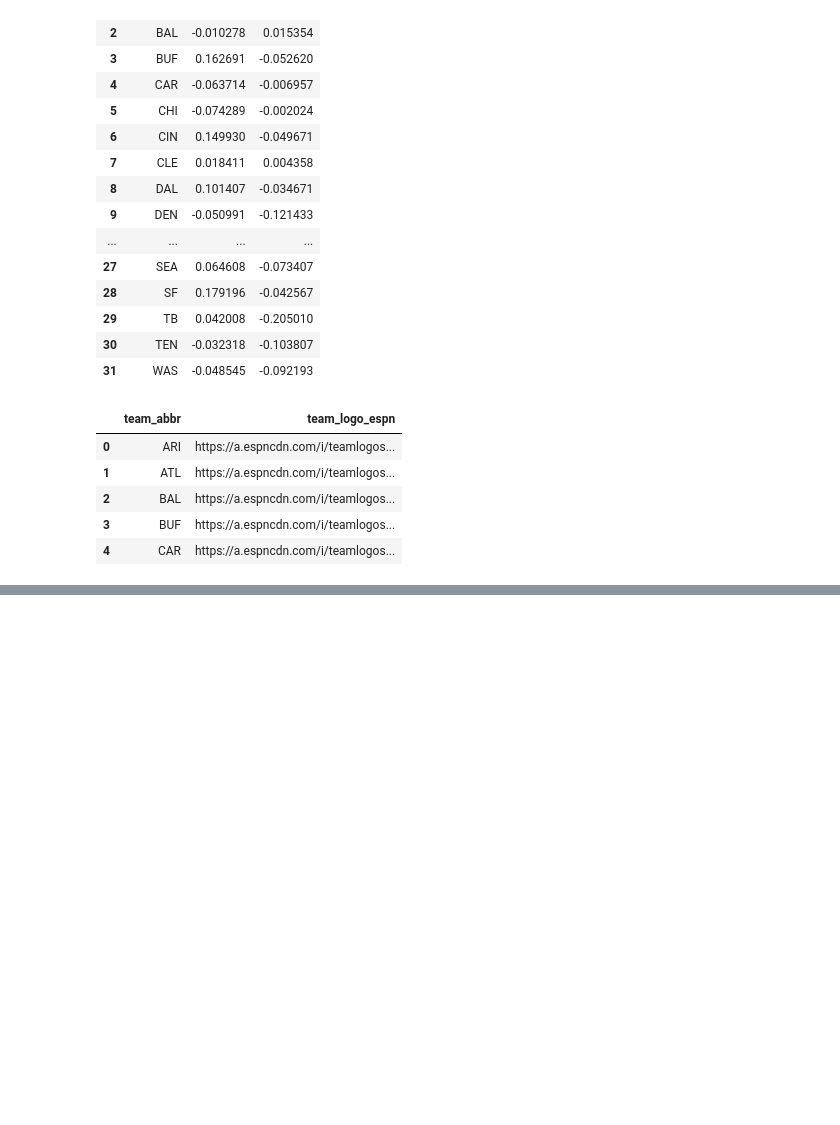
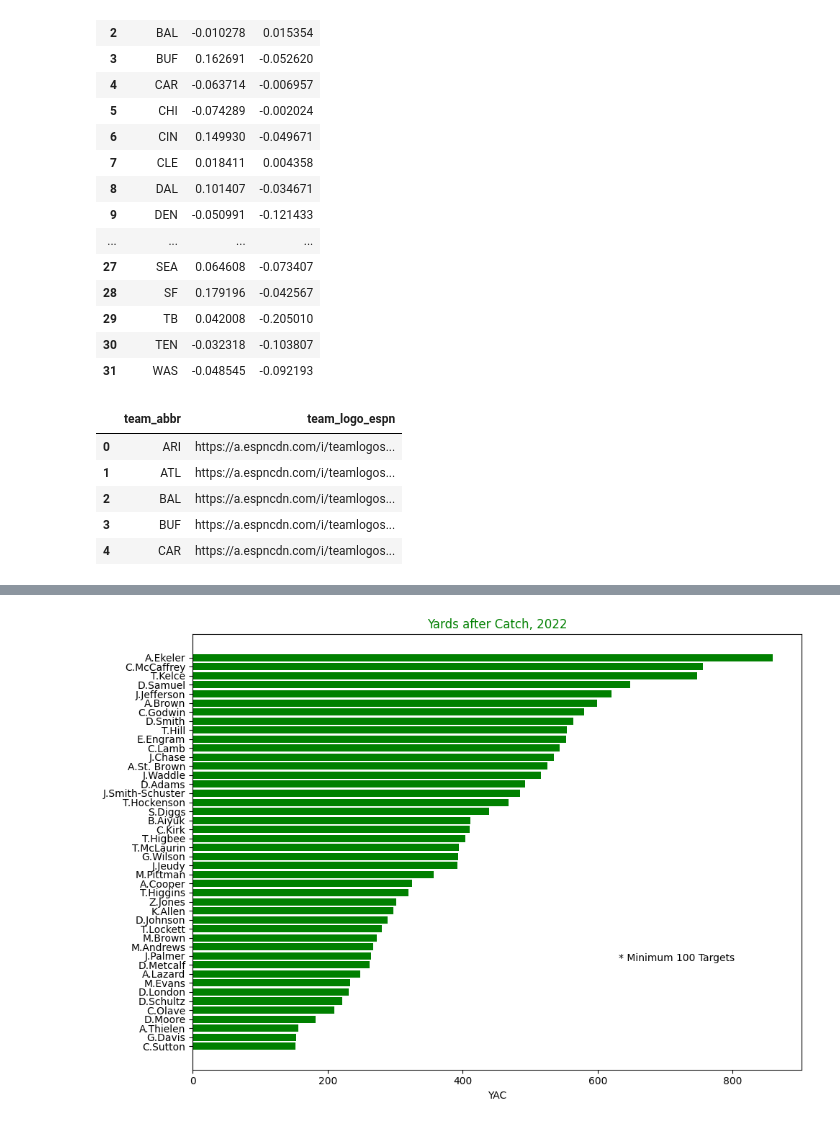
Before and after one commit to analyticsbyted/nfl, a Jupyter notebook: nfl_script.ipynb, the cells around one changed output, grey strips where cells are left out. Drawn from its saved outputs; the diff is of its cells as text; code cells hidden in the pictures; blank space fills up the shorter version.

```diff
--- a/nfl_script.ipynb
+++ b/nfl_script.ipynb
@@ -199,0 +205,20 @@ def getImage(path):
+# %%
+receiver_yac = pbp_rp[(pbp_rp['pass'] == 1)].groupby('receiver_player_name').agg({'pass' : 'count',
+                  'yards_after_catch' : 'sum'}).reset_index().rename(columns = {'pass' : 'targets', 'yards_after_catch' : 'yac'})
+receiver_yac = receiver_yac[(receiver_yac['targets'] >= 100)]
+# %%
+receiver_yac.sort_values('yac', inplace = True)
+# %%
+name = receiver_yac['receiver_player_name']
+yac = receiver_yac['yac']
+
+fig, ax = plt.subplots(figsize = (10, 7))
+
+ax.barh(name, yac, color = 'green')
+ax.set_title('Yards after Catch, 2022', color = 'green')
+ax.set_xlabel('YAC')
+plt.text(0.7, 0.25, '* Minimum 100 Targets', transform = ax.transAxes, fontsize=16)
+
+plt.show()
+# %% [output]
+[figure, added]
```
Also changed, not shown: parts of 3 cells of this notebook.
